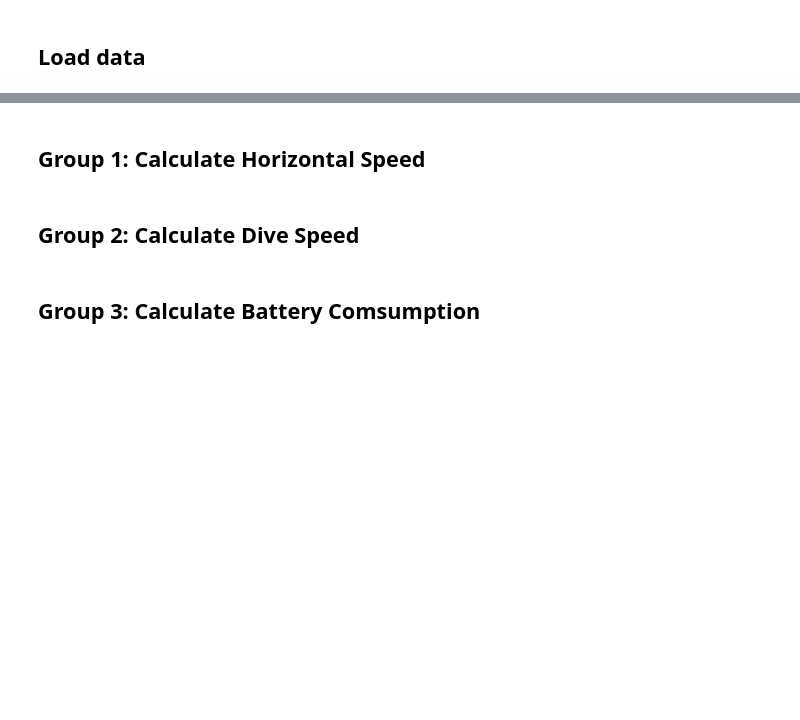
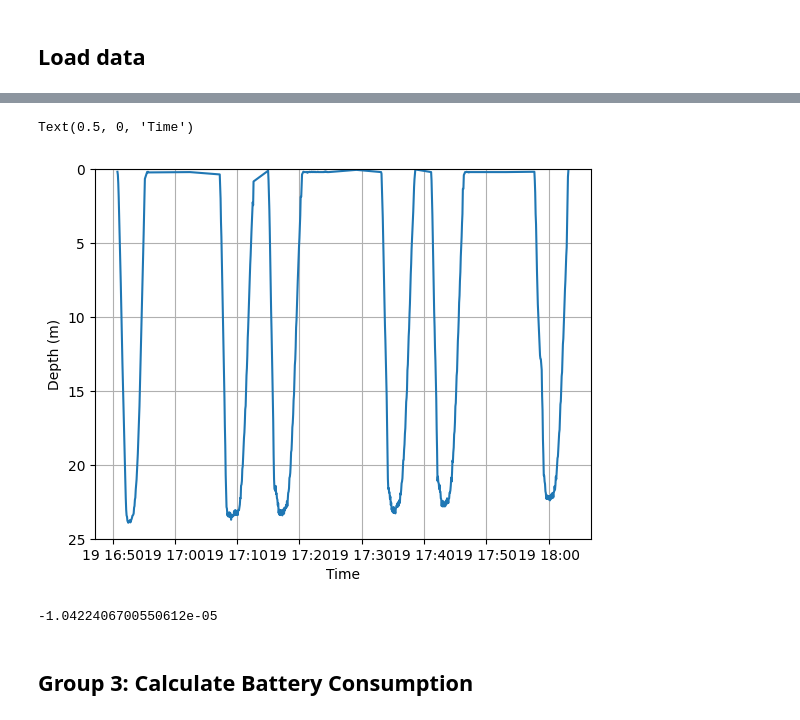
Before and after one commit to JGradone/Topics-Sentinel, a Jupyter notebook: Rutgers_Topics_in_Marine_Science_Activity_3_Sentinel_Data_ipynb.ipynb, the cells around one changed output, grey strips where cells are left out. Drawn from its saved outputs; the diff is of its cells as text; code cells hidden in the pictures; blank space fills up the shorter version.

```diff
--- a/Rutgers_Topics_in_Marine_Science_Activity_3_Sentinel_Data_ipynb.ipynb
+++ b/Rutgers_Topics_in_Marine_Science_Activity_3_Sentinel_Data_ipynb.ipynb
@@ -22,5 +22,7 @@ url = 'https://raw.githubusercontent.com/JGradone/Topics-Sentinel/845495a2a25b95
 
 ## Load the text file with the read_csv() function from pandas
 df = pd.read_csv(url)
+## Reformat time
+df['time'] = pd.to_datetime(df['time'])
 ## Take a peak at what it looks like
 df
@@ -27,6 +87,21 @@ df
+# %%
+start_time = df.time[648] ## Start point
+end_time = df.time[1195] ## End point
+
+subset_df = df[(df.time >= start_time) & (df.time <= end_time)]
+plt.plot(subset_df.time,subset_df.m_depth)
+plt.ylim(25,0)
+plt.grid()
+plt.ylabel('Depth (m)')
+plt.xlabel('Time')
+# %% [output]
+Text(0.5, 0, 'Time')
+[figure, added]
+# %%
+change_in_depth = subset_df.m_depth.iloc[-1]-subset_df.m_depth.iloc[0] ## end depth minus start depth
+change_in_time = (subset_df.time.iloc[-1]-subset_df.time.iloc[0]).seconds
+change_in_depth/change_in_time
+# %% [output]
+-1.0422406700550612e-05
 # %% [markdown]
-## Group 1: Calculate Horizontal Speed
+## Group 3: Calculate Battery Consumption
-# %% [markdown]
-## Group 2: Calculate Dive Speed
-# %% [markdown]
-## Group 3: Calculate Battery Comsumption
```
Also changed, not shown: parts of 7 cells of this notebook.
